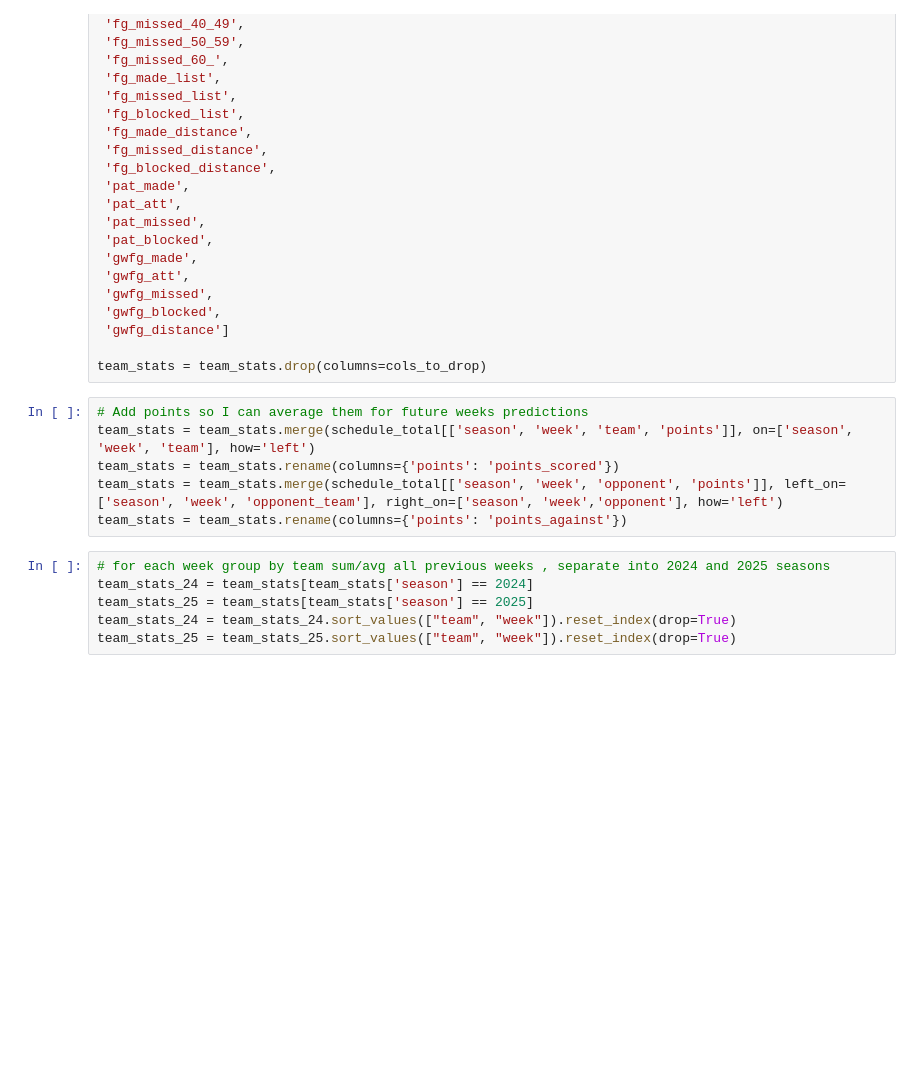
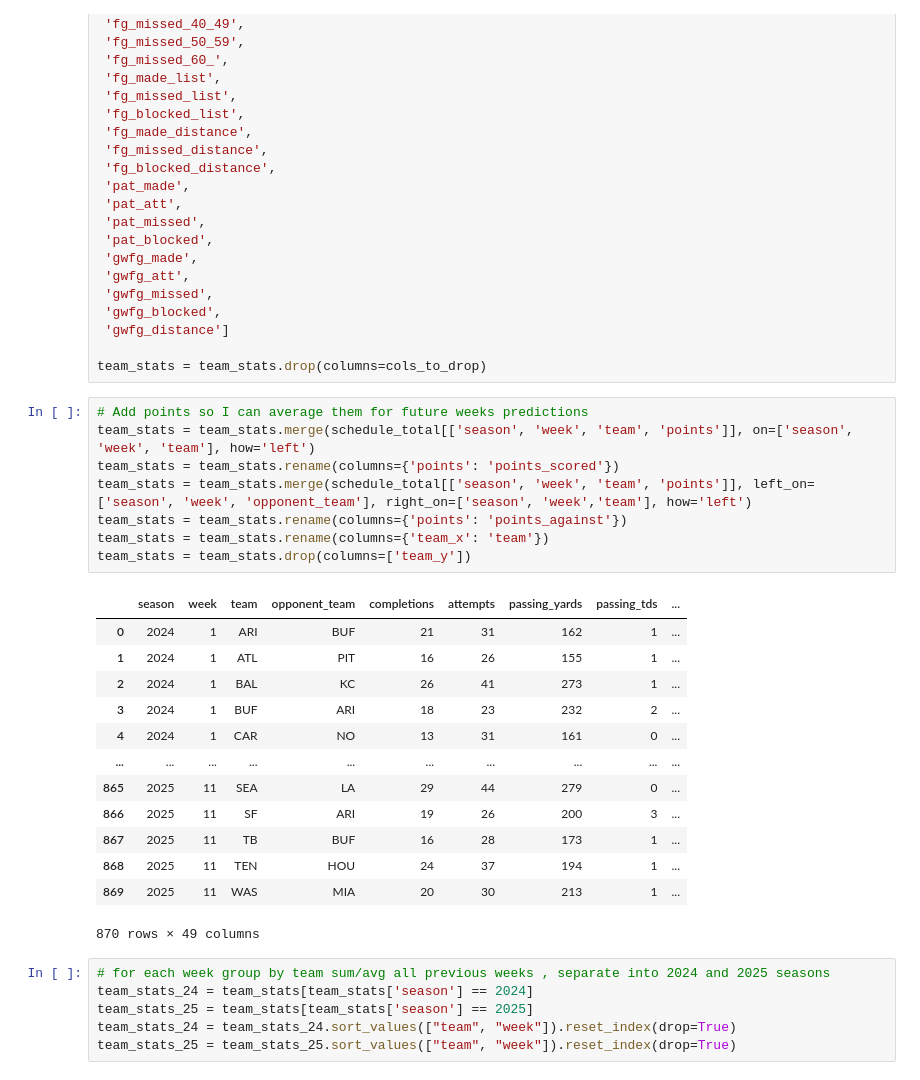
Before and after one commit to tyler-burns/NFLMatchupPrediction, a Jupyter notebook: Code/TrainingDataRetrieval.ipynb, the cells around one changed output. Drawn from its saved outputs; the diff is of its cells as text; blank space fills up the shorter version.

Commit message:
Updated average points against column.

```diff
--- a/Code/TrainingDataRetrieval.ipynb
+++ b/Code/TrainingDataRetrieval.ipynb
@@ -133,9 +133,25 @@ team_stats = team_stats.drop(columns=cols_to_drop)
 # %%
 # Add points so I can average them for future weeks predictions
 team_stats = team_stats.merge(schedule_total[['season', 'week', 'team', 'points']], on=['season', 'week', 'team'], how='left')
 team_stats = team_stats.rename(columns={'points': 'points_scored'})
-team_stats = team_stats.merge(schedule_total[['season', 'week', 'opponent', 'points']], left_on=['season', 'week', 'opponent_team'], right_on=['season', 'week','opponent'], how='left')
+team_stats = team_stats.merge(schedule_total[['season', 'week', 'team', 'points']], left_on=['season', 'week', 'opponent_team'], right_on=['season', 'week','team'], how='left')
 team_stats = team_stats.rename(columns={'points': 'points_against'})
+team_stats = team_stats.rename(columns={'team_x': 'team'})
+team_stats = team_stats.drop(columns=['team_y'])
+# %% [output]
+|  | season | week | team | opponent_team | completions | attempts | passing_yards | passing_tds | ... |
+| 0 | 2024 | 1 | ARI | BUF | 21 | 31 | 162 | 1 | ... |
+| 1 | 2024 | 1 | ATL | PIT | 16 | 26 | 155 | 1 | ... |
+| 2 | 2024 | 1 | BAL | KC | 26 | 41 | 273 | 1 | ... |
+| 3 | 2024 | 1 | BUF | ARI | 18 | 23 | 232 | 2 | ... |
+| 4 | 2024 | 1 | CAR | NO | 13 | 31 | 161 | 0 | ... |
+| ... | ... | ... | ... | ... | ... | ... | ... | ... | ... |
+| 865 | 2025 | 11 | SEA | LA | 29 | 44 | 279 | 0 | ... |
+| 866 | 2025 | 11 | SF | ARI | 19 | 26 | 200 | 3 | ... |
+| 867 | 2025 | 11 | TB | BUF | 16 | 28 | 173 | 1 | ... |
+| 868 | 2025 | 11 | TEN | HOU | 24 | 37 | 194 | 1 | ... |
+| 869 | 2025 | 11 | WAS | MIA | 20 | 30 | 213 | 1 | ... |
+870 rows × 49 columns
 # %%
 # for each week group by team sum/avg all previous weeks , separate into 2024 and 2025 seasons
 team_stats_24 = team_stats[team_stats['season'] == 2024]
```
